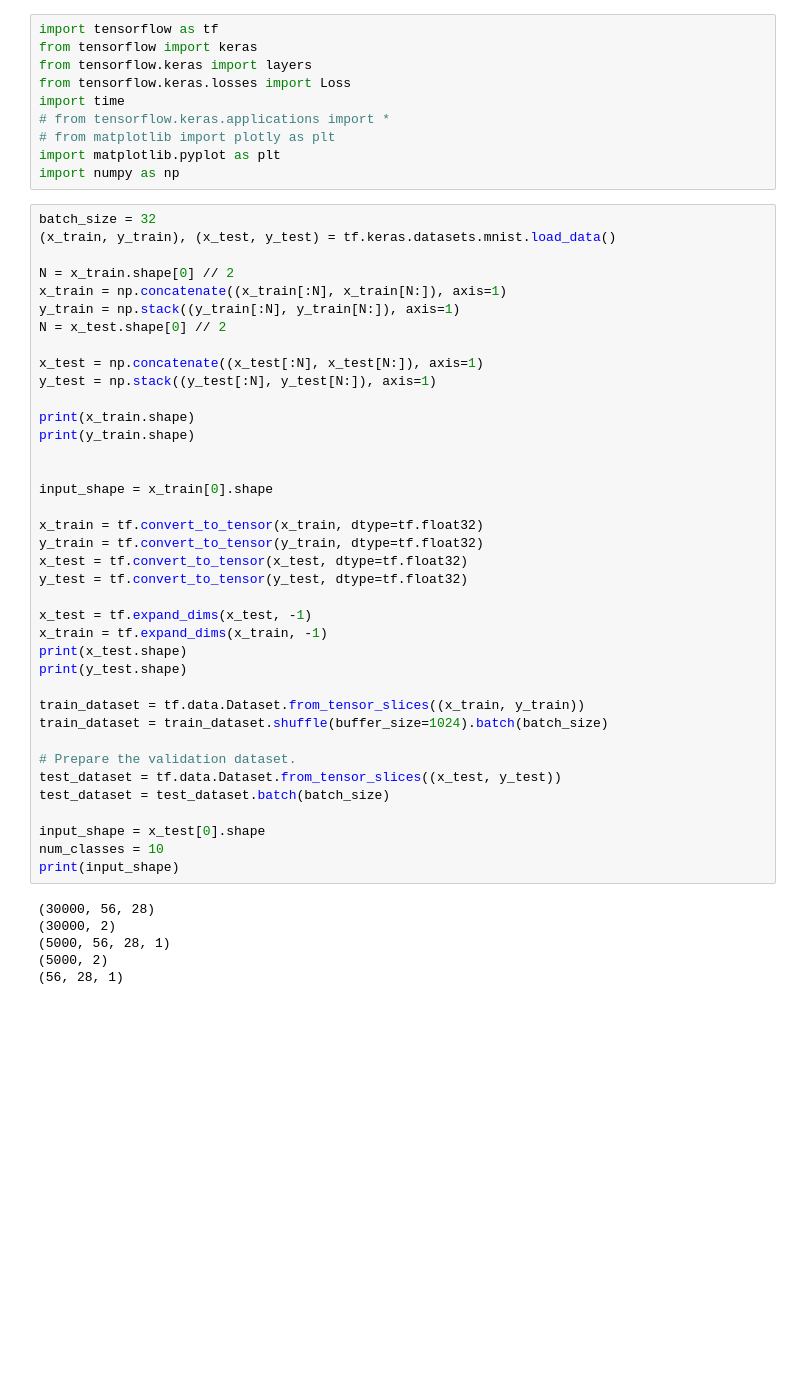
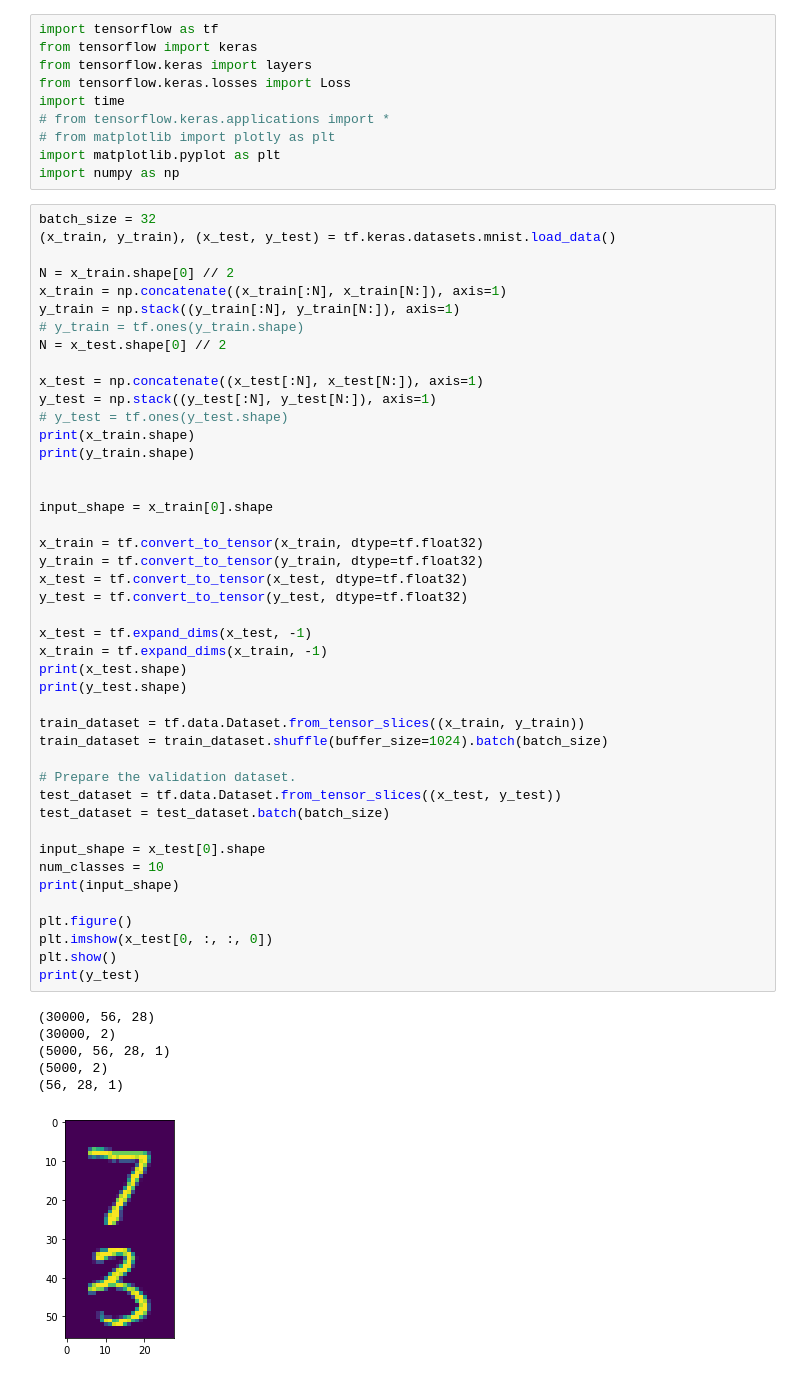
Before and after one commit to thlarsen13/seri, a Jupyter notebook: doublemnist.ipynb, the cells around one changed output. Drawn from its saved outputs; the diff is of its cells as text; blank space fills up the shorter version.

```diff
--- a/doublemnist.ipynb
+++ b/doublemnist.ipynb
@@ -15,40 +15,47 @@ batch_size = 32
 N = x_train.shape[0] // 2
 x_train = np.concatenate((x_train[:N], x_train[N:]), axis=1)
 y_train = np.stack((y_train[:N], y_train[N:]), axis=1)
+# y_train = tf.ones(y_train.shape)
 N = x_test.shape[0] // 2
 
 x_test = np.concatenate((x_test[:N], x_test[N:]), axis=1)
 y_test = np.stack((y_test[:N], y_test[N:]), axis=1)
-
+# y_test = tf.ones(y_test.shape)
 print(x_train.shape)
 print(y_train.shape)
 
 
 input_shape = x_train[0].shape
 
 x_train = tf.convert_to_tensor(x_train, dtype=tf.float32)
 y_train = tf.convert_to_tensor(y_train, dtype=tf.float32)
 x_test = tf.convert_to_tensor(x_test, dtype=tf.float32)
 y_test = tf.convert_to_tensor(y_test, dtype=tf.float32)
 
 x_test = tf.expand_dims(x_test, -1)
 x_train = tf.expand_dims(x_train, -1)
 print(x_test.shape)
 print(y_test.shape)
 
 train_dataset = tf.data.Dataset.from_tensor_slices((x_train, y_train))
 train_dataset = train_dataset.shuffle(buffer_size=1024).batch(batch_size)
 
 # Prepare the validation dataset.
 test_dataset = tf.data.Dataset.from_tensor_slices((x_test, y_test))
 test_dataset = test_dataset.batch(batch_size)
 
 input_shape = x_test[0].shape
 num_classes = 10
 print(input_shape)
+
+plt.figure()
+plt.imshow(x_test[0, :, :, 0])
+plt.show()
+print(y_test)
 # %% [output]
 (30000, 56, 28)
 (30000, 2)
 (5000, 56, 28, 1)
 (5000, 2)
 (56, 28, 1)
+[figure, added]
```
Also changed, not shown: parts of 9 cells of this notebook.
